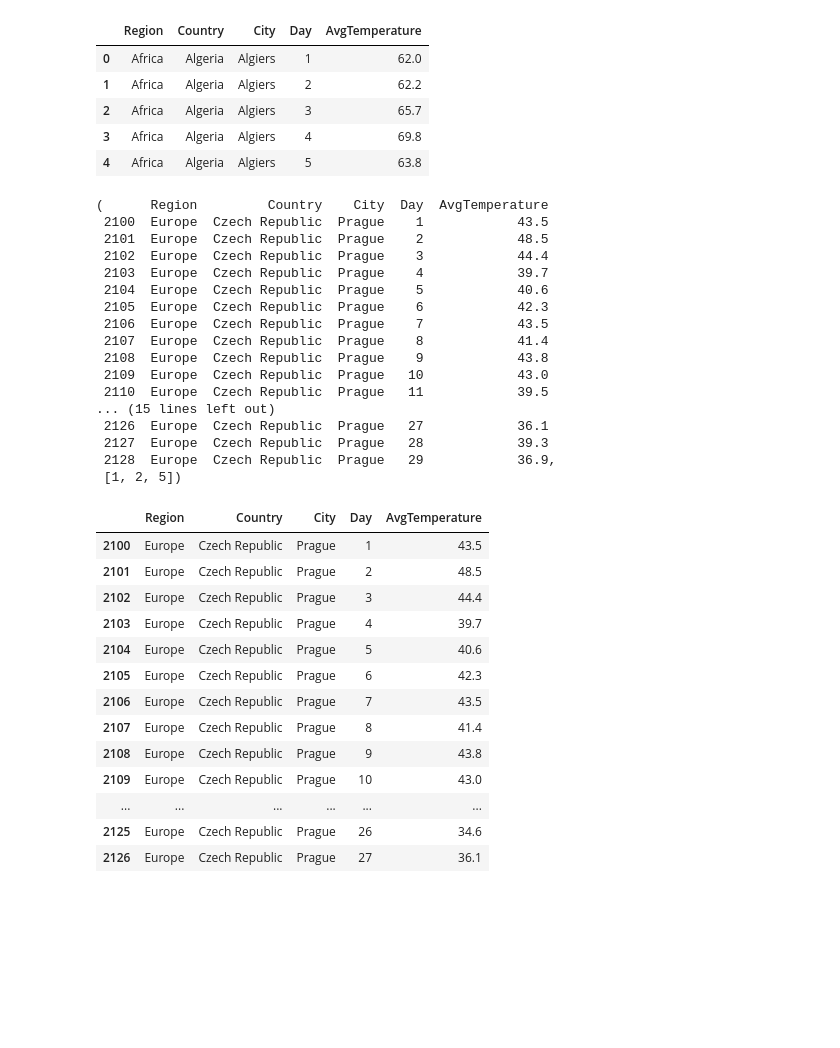
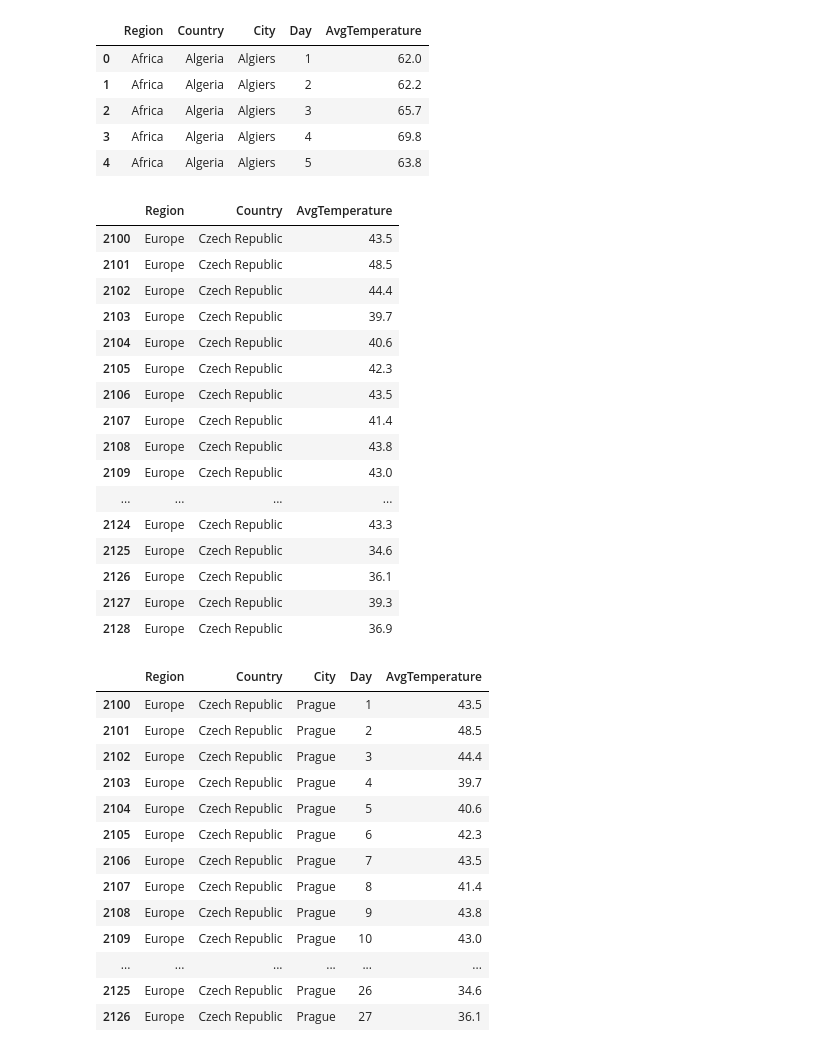
Before and after one commit to KristynaPtacnikova/Python-kurz-1-2023, a Jupyter notebook: teplota_ve_mestech.ipynb, the cells around one changed output. Cells and saved outputs as stored; diff of their text form; code cells hidden in the pictures; blank space fills up the shorter version.

```diff
--- a/teplota_ve_mestech.ipynb
+++ b/teplota_ve_mestech.ipynb
@@ -15,25 +15,25 @@ teplota_data.head()
 | 3 | Africa | Algeria | Algiers | 4 | 69.8 |
 | 4 | Africa | Algeria | Algiers | 5 | 63.8 |
 # %%
-teplota_data.iloc[2100:2129], [1,2,5]
+teplota_data.iloc[2100:2129, [0, 1, 4]]
 # %% [output]
-(      Region         Country    City  Day  AvgTemperature
- 2100  Europe  Czech Republic  Prague    1            43.5
- 2101  Europe  Czech Republic  Prague    2            48.5
- 2102  Europe  Czech Republic  Prague    3            44.4
- 2103  Europe  Czech Republic  Prague    4            39.7
- 2104  Europe  Czech Republic  Prague    5            40.6
- 2105  Europe  Czech Republic  Prague    6            42.3
- 2106  Europe  Czech Republic  Prague    7            43.5
- 2107  Europe  Czech Republic  Prague    8            41.4
- 2108  Europe  Czech Republic  Prague    9            43.8
- 2109  Europe  Czech Republic  Prague   10            43.0
- 2110  Europe  Czech Republic  Prague   11            39.5
-... (15 lines left out)
- 2126  Europe  Czech Republic  Prague   27            36.1
- 2127  Europe  Czech Republic  Prague   28            39.3
- 2128  Europe  Czech Republic  Prague   29            36.9,
- [1, 2, 5])
+|  | Region | Country | AvgTemperature |
+| 2100 | Europe | Czech Republic | 43.5 |
+| 2101 | Europe | Czech Republic | 48.5 |
+| 2102 | Europe | Czech Republic | 44.4 |
+| 2103 | Europe | Czech Republic | 39.7 |
+| 2104 | Europe | Czech Republic | 40.6 |
+| 2105 | Europe | Czech Republic | 42.3 |
+| 2106 | Europe | Czech Republic | 43.5 |
+| 2107 | Europe | Czech Republic | 41.4 |
+| 2108 | Europe | Czech Republic | 43.8 |
+| 2109 | Europe | Czech Republic | 43.0 |
+| ... | ... | ... | ... |
+| 2124 | Europe | Czech Republic | 43.3 |
+| 2125 | Europe | Czech Republic | 34.6 |
+| 2126 | Europe | Czech Republic | 36.1 |
+| 2127 | Europe | Czech Republic | 39.3 |
+| 2128 | Europe | Czech Republic | 36.9 |
 # %%
 teplota_data[teplota_data["City"] == 'Prague']
 # %% [output]
```
Also changed, not shown: parts of 2 cells of this notebook.
